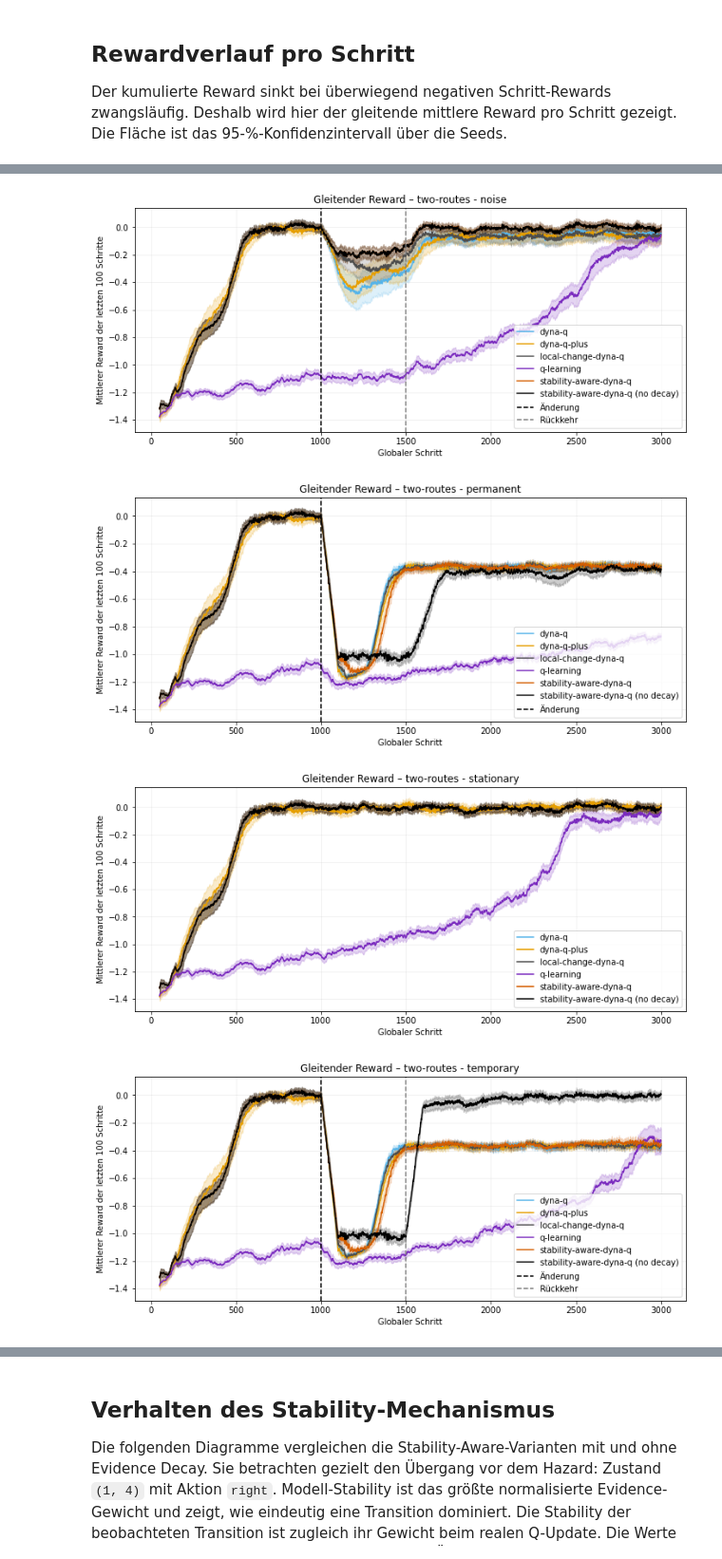
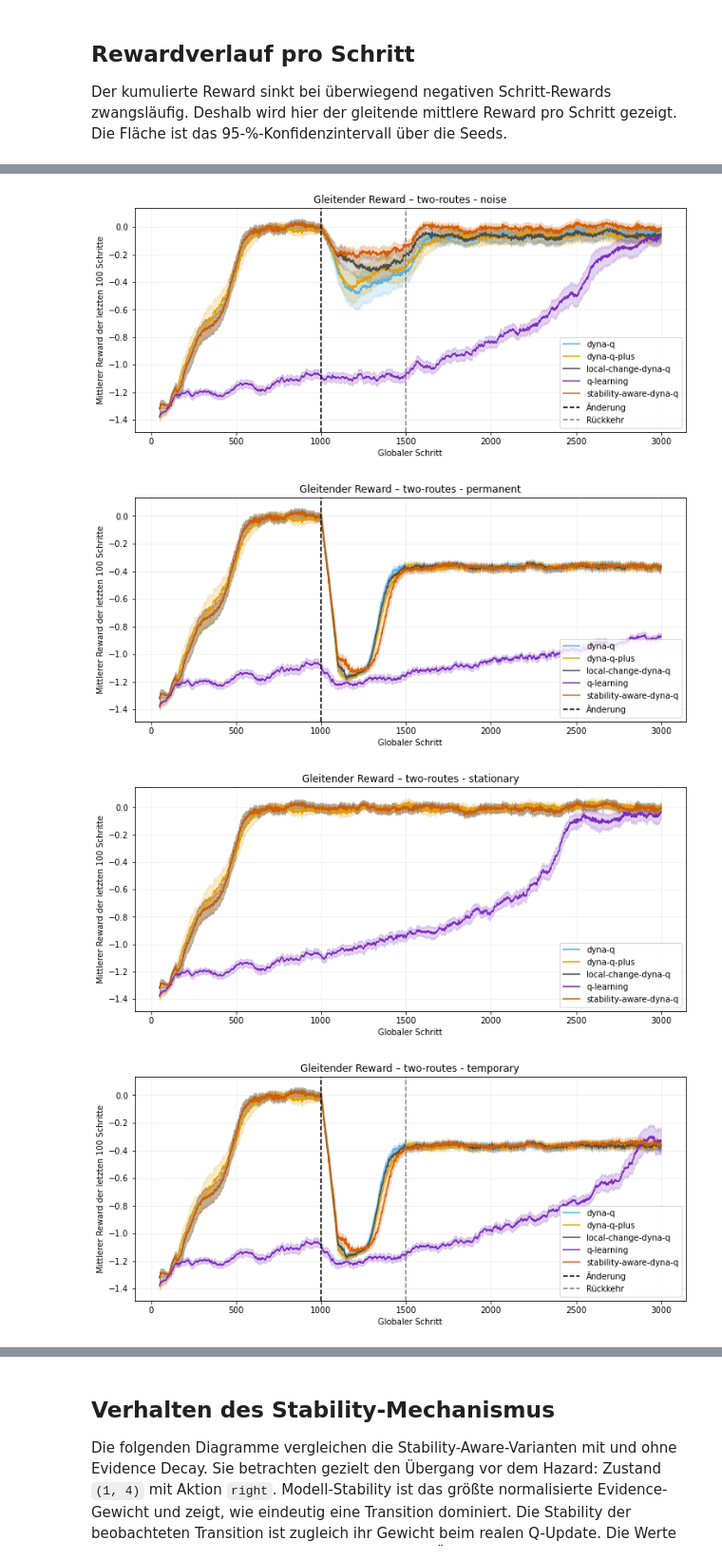
Before and after one commit to MerlinRoechert/structural-change-dyna-q, a Jupyter notebook: analysis/notebook/experiment_analysis.ipynb, the cells around one changed output, grey strips where cells are left out. Shown at 95% size. Cells and saved outputs as stored; diff of their text form; code cells hidden in the pictures.

```diff
--- a/analysis/notebook/experiment_analysis.ipynb
+++ b/analysis/notebook/experiment_analysis.ipynb
@@ -20,7 +20,12 @@ ALGORITHM_COLORS = {
     "local-change-dyna-q": "#4D4D4D",
     "q-learning": "#7B2CBF",
     "stability-aware-dyna-q": "#D55E00",
+    "stability-aware-dyna-q (decay 0.8)": "#56B4E9",
     "stability-aware-dyna-q (no decay)": "#000000",
+}
+ALGORITHM_LINESTYLES = {
+    "stability-aware-dyna-q (decay 0.8)": "--",
+    "stability-aware-dyna-q (no decay)": ":",
 }
 BEHAVIOR_COLORS = {
     "stationary": "#56B4E9",
@@ -199,15 +210,32 @@ step_curve["ci"] = (
     / np.sqrt(step_curve["count"])
 )
 # %%
-for scenario, scenario_curve in step_curve.groupby("scenario"):
+MAIN_COMPARISON_ALGORITHMS = [
+    "dyna-q",
+    "dyna-q-plus",
+    "local-change-dyna-q",
+    "q-learning",
+    "stability-aware-dyna-q",
+]
+main_comparison_curve = step_curve.loc[
+    step_curve["algorithm"].isin(MAIN_COMPARISON_ALGORITHMS)
+]
+
+for scenario, scenario_curve in main_comparison_curve.groupby("scenario"):
     figure, axis = plt.subplots(figsize=(12, 5))
 
-    for algorithm, algorithm_curve in scenario_curve.groupby("algorithm"):
+    for algorithm in MAIN_COMPARISON_ALGORITHMS:
+        algorithm_curve = scenario_curve.loc[
+            scenario_curve["algorithm"].eq(algorithm)
+        ]
         x = algorithm_curve["global_step"].to_numpy()
         mean = algorithm_curve["mean"].to_numpy()
         ci = algorithm_curve["ci"].to_numpy()
         color = ALGORITHM_COLORS[algorithm]
-        axis.plot(x, mean, color=color, label=algorithm)
+        linestyle = ALGORITHM_LINESTYLES.get(algorithm, "-")
+        axis.plot(
+            x, mean, color=color, linestyle=linestyle, label=algorithm
+        )
         axis.fill_between(
             x, mean - ci, mean + ci, color=color, alpha=0.2
         )
@@ -247,4 +275,4 @@ for scenario, scenario_curve in step_curve.groupby("scenario"):
-[figure, old version]
+[figure, new version]
-[figure, old version]
+[figure, new version]
-[figure, old version]
+[figure, new version]
-[figure, old version]
+[figure, new version]
```
Also changed, not shown: parts of 5 cells of this notebook, 2 other files.
